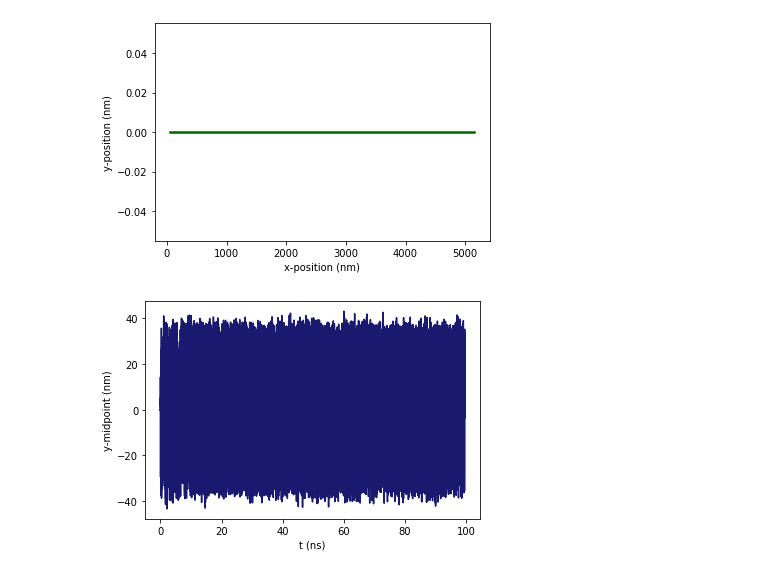
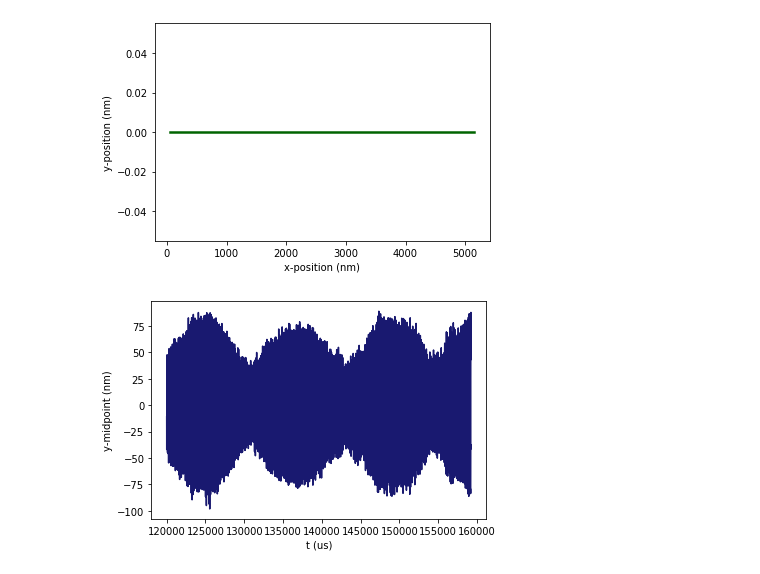
Before and after one commit to arthurbarnard/1D-string-simulations, a Jupyter notebook: CNT simulation viewer.ipynb, the cells around one changed output. Drawn from its saved outputs; the diff is of its cells as text; code cells hidden in the pictures.

```diff
--- a/CNT simulation viewer.ipynb
+++ b/CNT simulation viewer.ipynb
@@ -22,22 +22,26 @@ plt.show()
 # %%
 #load in single position time-series
 _fname = 'testOut_047Y1.txt'
 _fid = open(_fname)
 _data = np.fromfile(_fid,dtype = 'float')
 _fid.close()
 N_time_steps = len(_data)
-dt = 1.28
+dt = 1.28*1500 #in picoseconds
+
 #loaded in and calculated data
 y_of_t = _data
 t = np.arange(N_time_steps)*dt
 
+t = t[62500:]
+y_of_t = y_of_t[62500:]
+
 #plot time-series
-plt.plot(t/1000.,y_of_t,color='midnightblue')
+plt.plot(t/1e3,y_of_t,color='midnightblue')
 plt.ylabel('y-midpoint (nm)')
-plt.xlabel('t (ns)')
+plt.xlabel('t (us)')
 plt.show()
 # %% [output]
-[figure, old version]
+[figure, new version]
 # %%
 #load in and plot initial and final deflection.
 _fname = 'testOut_047.txt'
```
Also changed, not shown: parts of 5 cells of this notebook, 3 other files.
